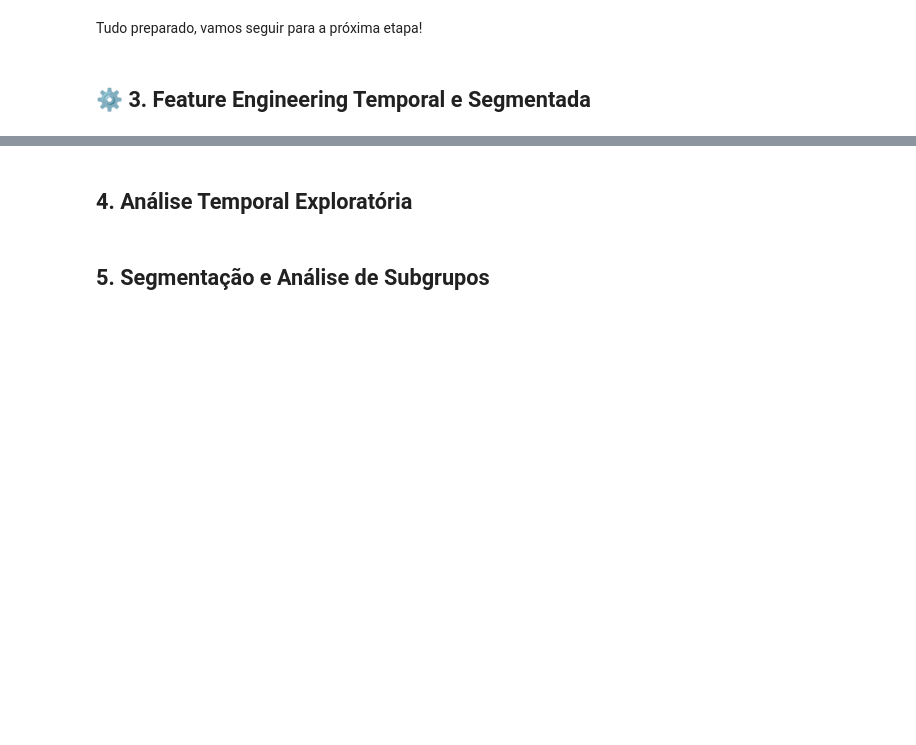
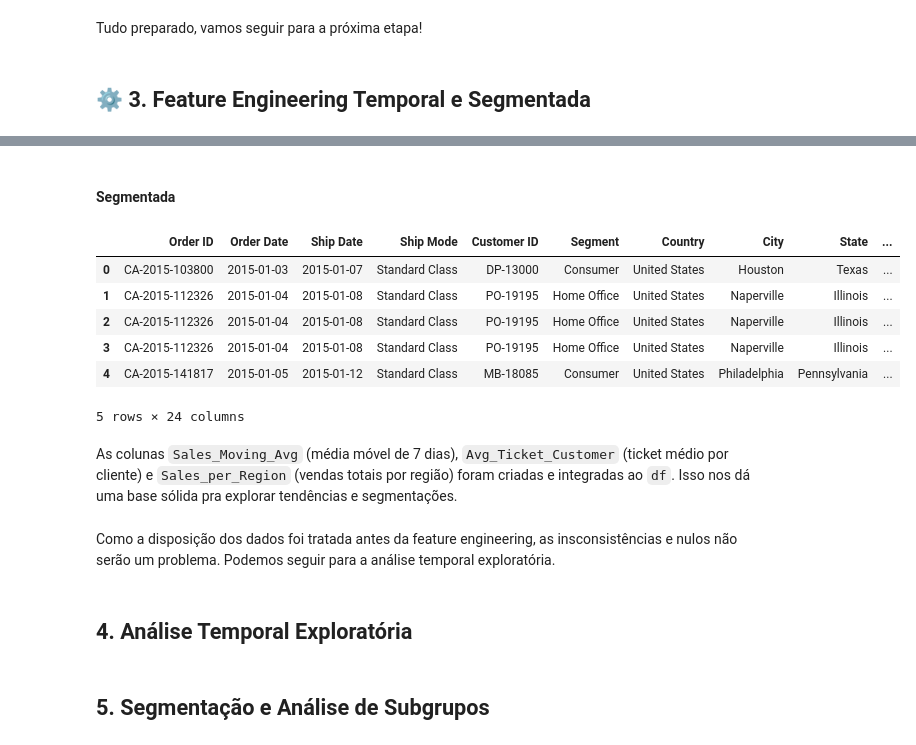
Before and after one commit to benzerinsio/SalesPatterns-EDA, a Jupyter notebook: EDA-SalesPattern.ipynb, the cells around one changed output, grey strips where cells are left out. Cells and saved outputs as stored; diff of their text form; code cells hidden in the pictures; blank space fills up the shorter version.

Commit message:
Finishing Feature Engineering section

```diff
--- a/EDA-SalesPattern.ipynb
+++ b/EDA-SalesPattern.ipynb
@@ -337,0 +362,8 @@ Tudo preparado, vamos seguir para a próxima etapa!
+# %%
+# Adding initial temporal features to df
+df['Order Day of Week'] = df['Order Date'].dt.day_name()  # Day of week (e.g., Monday)
+df['Order Month'] = df['Order Date'].dt.month_name()  # Month name (e.g., January)
+df['Order Year'] = df['Order Date'].dt.year  # Year (e.g., 2020)
+
+# Updating subsets after feature engineering
+df_outliers, df_typical = update_subsets(df)
@@ -337,0 +395,9 @@ Tudo preparado, vamos seguir para a próxima etapa!
+# %%
+# Adding delivery time feature (difference between Ship Date and Order Date)
+df['Delivery Time'] = (df['Ship Date'] - df['Order Date']).dt.days  # Delivery time in days
+
+# Adding quarter feature from Order Date
+df['Order Quarter'] = df['Order Date'].dt.quarter  # Quarter (1 to 4)
+
+# Updating subsets with new features
+df_outliers, df_typical = update_subsets(df)
@@ -338,3 +417,44 @@ Tudo preparado, vamos seguir para a próxima etapa!
+# %%
+# Ensuring df is sorted by Order Date for correct moving average
+df = df.sort_values('Order Date')  # Sort by Order Date chronologically
+
+# Aggregating Sales by Order Date
+df_daily = df.groupby('Order Date')['Sales'].sum().reset_index()  # Sum Sales per day
+
+# Calculating moving average of daily Sales (7-day window)
+df_daily['Sales_Moving_Avg'] = df_daily['Sales'].rolling(window=7, min_periods=1).mean()
+
+# Merging back to original df (optional, if you want the column in df)
+df = df.merge(df_daily[['Order Date', 'Sales_Moving_Avg']], on='Order Date', how='left')
+# %% [markdown]
+#### Segmentada
+# %%
+# Segmented features
+# Average ticket per customer (mean Sales per Customer ID)
+avg_ticket = df.groupby('Customer ID')['Sales'].mean().reset_index(name='Avg_Ticket_Customer')
+df = df.merge(avg_ticket, on='Customer ID', how='left')
+
+# Total sales per region (sum of Sales per Region)
+sales_region = df.groupby('Region')['Sales'].sum().reset_index(name='Sales_per_Region')
+df = df.merge(sales_region, on='Region', how='left')
+
+# Applying the function to create features and update datasets
+df_outliers, df_typical = update_subsets(df)
+# %%
+# Checking
+df_typical.head(5)
+# %% [output]
+|  | Order ID | Order Date | Ship Date | Ship Mode | Customer ID | Segment | Country | City | State | ... |
+| 0 | CA-2015-103800 | 2015-01-03 | 2015-01-07 | Standard Class | DP-13000 | Consumer | United States | Houston | Texas | ... |
+| 1 | CA-2015-112326 | 2015-01-04 | 2015-01-08 | Standard Class | PO-19195 | Home Office | United States | Naperville | Illinois | ... |
+| 2 | CA-2015-112326 | 2015-01-04 | 2015-01-08 | Standard Class | PO-19195 | Home Office | United States | Naperville | Illinois | ... |
+| 3 | CA-2015-112326 | 2015-01-04 | 2015-01-08 | Standard Class | PO-19195 | Home Office | United States | Naperville | Illinois | ... |
+| 4 | CA-2015-141817 | 2015-01-05 | 2015-01-12 | Standard Class | MB-18085 | Consumer | United States | Philadelphia | Pennsylvania | ... |
+5 rows × 24 columns
+# %% [markdown]
+As colunas `Sales_Moving_Avg` (média móvel de 7 dias), `Avg_Ticket_Customer` (ticket médio por cliente) e `Sales_per_Region` (vendas totais por região) foram criadas e integradas ao `df`. Isso nos dá uma base sólida pra explorar tendências e segmentações.
+# %% [markdown]
+Como a disposição dos dados foi tratada antes da feature engineering, as insconsistências e nulos não serão um problema. Podemos seguir para a análise temporal exploratória.
 # %% [markdown]
 ## 4. Análise Temporal Exploratória
 # %% [markdown]
```
Also changed, not shown: parts of 9 cells of this notebook.
